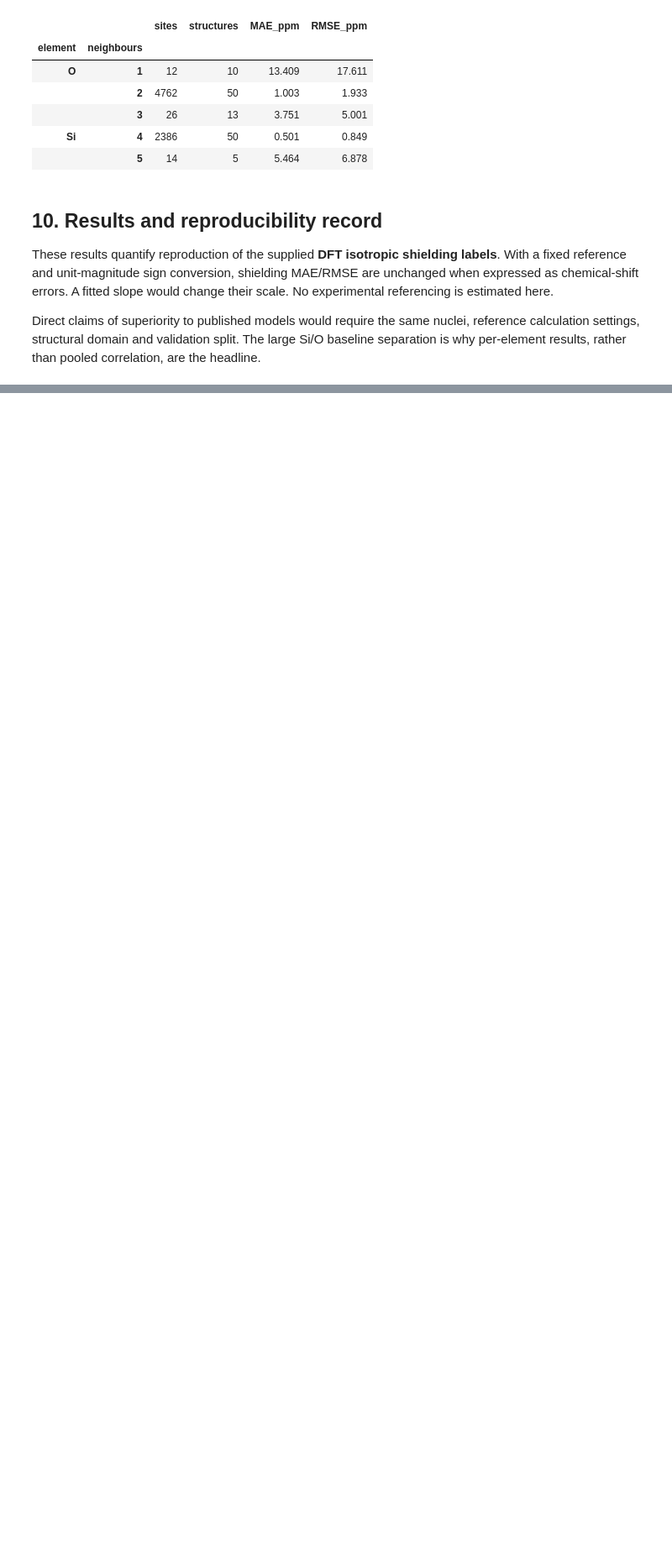
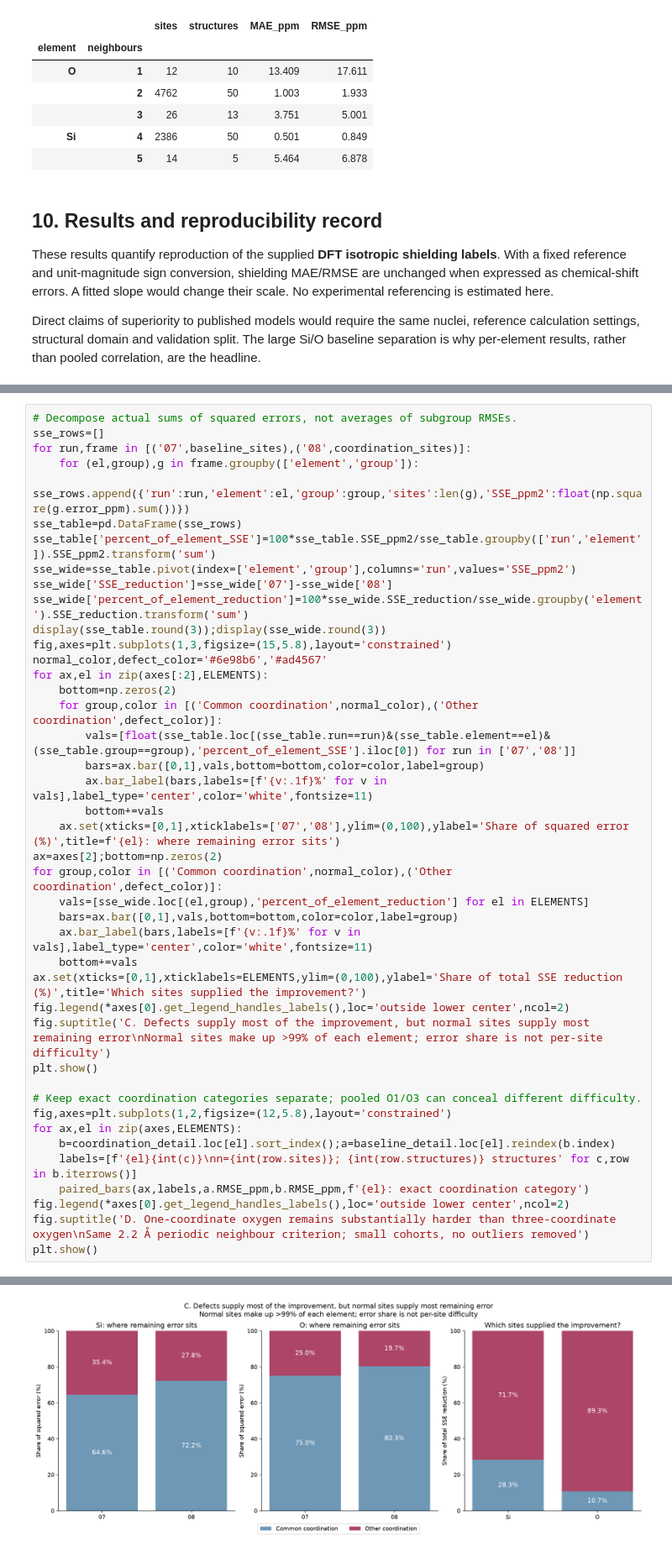
Before and after one commit to LouisM1/NequIP_experiments, a Jupyter notebook: experiments/08-TensorNequIP-MSIsotropy-Coord3x-Validation.ipynb, the cells around one changed output, grey strips where cells are left out. Shown at 84% size. Cells and saved outputs as stored; diff of their text form; blank space fills up the shorter version.

```diff
--- a/experiments/08-TensorNequIP-MSIsotropy-Coord3x-Validation.ipynb
+++ b/experiments/08-TensorNequIP-MSIsotropy-Coord3x-Validation.ipynb
@@ -731,0 +818,43 @@ This supports continuing the coordination-weighting experiment, but does not est
+# %%
+# Decompose actual sums of squared errors, not averages of subgroup RMSEs.
+sse_rows=[]
+for run,frame in [('07',baseline_sites),('08',coordination_sites)]:
+    for (el,group),g in frame.groupby(['element','group']):
+        sse_rows.append({'run':run,'element':el,'group':group,'sites':len(g),'SSE_ppm2':float(np.square(g.error_ppm).sum())})
+sse_table=pd.DataFrame(sse_rows)
+sse_table['percent_of_element_SSE']=100*sse_table.SSE_ppm2/sse_table.groupby(['run','element']).SSE_ppm2.transform('sum')
+sse_wide=sse_table.pivot(index=['element','group'],columns='run',values='SSE_ppm2')
+sse_wide['SSE_reduction']=sse_wide['07']-sse_wide['08']
+sse_wide['percent_of_element_reduction']=100*sse_wide.SSE_reduction/sse_wide.groupby('element').SSE_reduction.transform('sum')
+display(sse_table.round(3));display(sse_wide.round(3))
+fig,axes=plt.subplots(1,3,figsize=(15,5.8),layout='constrained')
+normal_color,defect_color='#6e98b6','#ad4567'
+for ax,el in zip(axes[:2],ELEMENTS):
+    bottom=np.zeros(2)
+    for group,color in [('Common coordination',normal_color),('Other coordination',defect_color)]:
+        vals=[float(sse_table.loc[(sse_table.run==run)&(sse_table.element==el)&(sse_table.group==group),'percent_of_element_SSE'].iloc[0]) for run in ['07','08']]
+        bars=ax.bar([0,1],vals,bottom=bottom,color=color,label=group)
+        ax.bar_label(bars,labels=[f'{v:.1f}%' for v in vals],label_type='center',color='white',fontsize=11)
+        bottom+=vals
+    ax.set(xticks=[0,1],xticklabels=['07','08'],ylim=(0,100),ylabel='Share of squared error (%)',title=f'{el}: where remaining error sits')
+ax=axes[2];bottom=np.zeros(2)
+for group,color in [('Common coordination',normal_color),('Other coordination',defect_color)]:
+    vals=[sse_wide.loc[(el,group),'percent_of_element_reduction'] for el in ELEMENTS]
+    bars=ax.bar([0,1],vals,bottom=bottom,color=color,label=group)
+    ax.bar_label(bars,labels=[f'{v:.1f}%' for v in vals],label_type='center',color='white',fontsize=11)
+    bottom+=vals
+ax.set(xticks=[0,1],xticklabels=ELEMENTS,ylim=(0,100),ylabel='Share of total SSE reduction (%)',title='Which sites supplied the improvement?')
+fig.legend(*axes[0].get_legend_handles_labels(),loc='outside lower center',ncol=2)
+fig.suptitle('C. Defects supply most of the improvement, but normal sites supply most remaining error\nNormal sites make up >99% of each element; error share is not per-site difficulty')
+plt.show()
+
+# Keep exact coordination categories separate; pooled O1/O3 can conceal different difficulty.
+fig,axes=plt.subplots(1,2,figsize=(12,5.8),layout='constrained')
+for ax,el in zip(axes,ELEMENTS):
+    b=coordination_detail.loc[el].sort_index();a=baseline_detail.loc[el].reindex(b.index)
+    labels=[f'{el}{int(c)}\nn={int(row.sites)}; {int(row.structures)} structures' for c,row in b.iterrows()]
+    paired_bars(ax,labels,a.RMSE_ppm,b.RMSE_ppm,f'{el}: exact coordination category')
+fig.legend(*axes[0].get_legend_handles_labels(),loc='outside lower center',ncol=2)
+fig.suptitle('D. One-coordinate oxygen remains substantially harder than three-coordinate oxygen\nSame 2.2 Å periodic neighbour criterion; small cohorts, no outliers removed')
+plt.show()
+# %% [output]
@@ -731,0 +876 @@ This supports continuing the coordination-weighting experiment, but does not est
+[figure, added]
```
Also changed, not shown: parts of 14 cells of this notebook, 14 other files.
